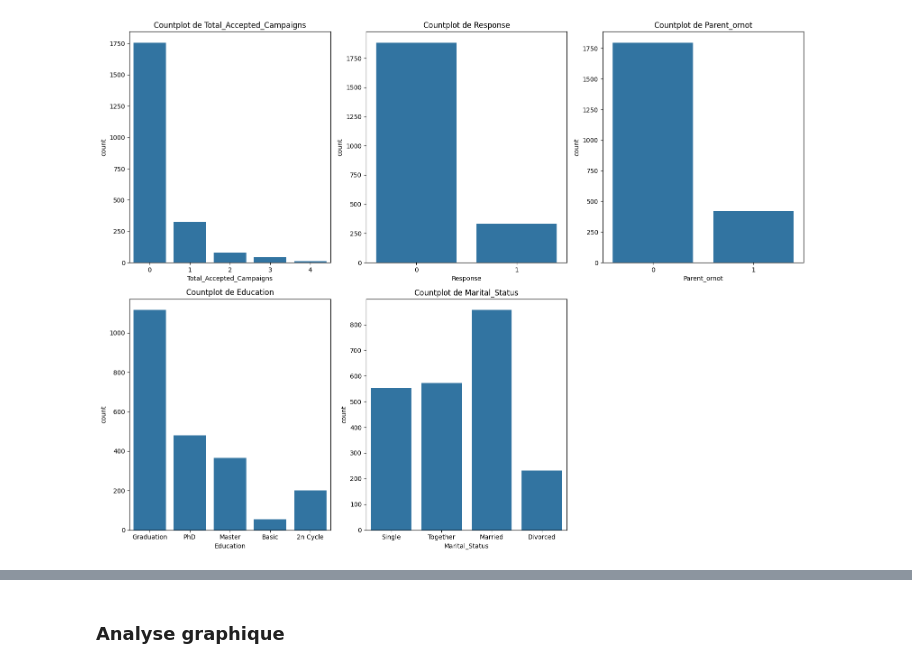
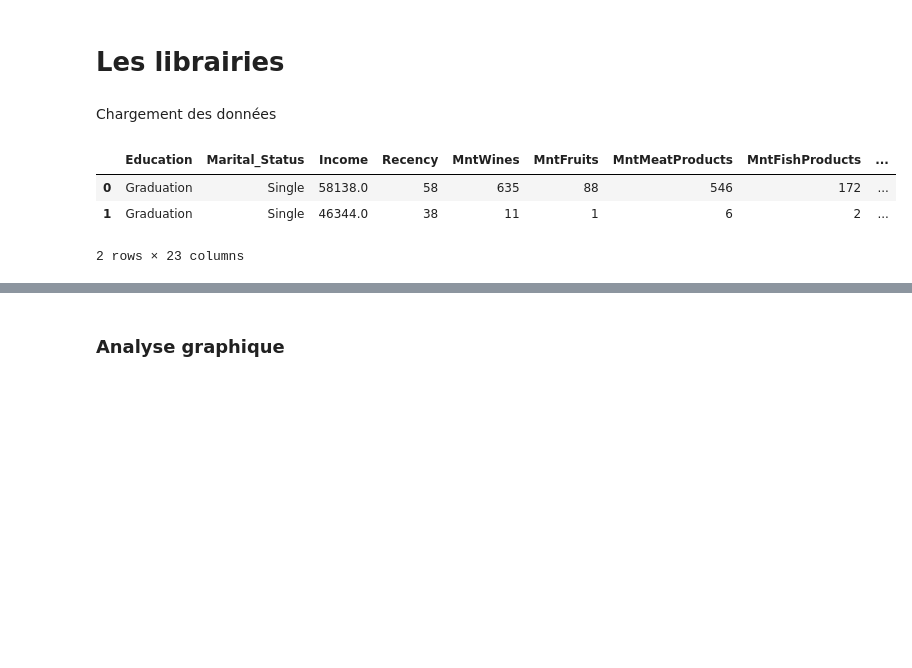
Before and after one commit to RoseM-hub/Marketing-Campaign, a Jupyter notebook: Notebooks/02 - Exploration des données.ipynb, the cells around one changed output, grey strips where cells are left out. Cells and saved outputs as stored; diff of their text form; code cells hidden in the pictures; blank space fills up the shorter version.

```diff
--- a/Notebooks/02 - Exploration des données.ipynb
+++ b/Notebooks/02 - Exploration des données.ipynb
@@ -1,16 +1,2 @@
-# %%
-variables = ["Total_Accepted_Campaigns","Response",	"Is_parent","Education","Marital_Status","complain'"]
-num_vars = len(variables)
-ncols=3
-nrows = (num_vars + ncols-1)// ncols
-fig, axes = plt.subplots(nrows=nrows, ncols=ncols, figsize=(16, 12), constrained_layout=True)
-axes = axes.flatten()
-for i, var in enumerate (variables):
-    sns.countplot(x= var, data = df, ax= axes[i])
-    axes[i].set_title(f'Countplot de {var}')
-    plt.tight_layout()
-for j in range(i + 1, len(axes)):
-    fig.delaxes(axes[j])
-plt.show()
-# %% [output]
-[figure, removed]
+# %% [markdown]
+# Les librairies
@@ -16,0 +8,10 @@ plt.show()
+# %% [markdown]
+Chargement des données
+# %%
+data = pd.read_csv("../Data/Data_vi_marketing_campaigns.csv")
+data.head(2)
+# %% [output]
+|  | Education | Marital_Status | Income | Recency | MntWines | MntFruits | MntMeatProducts | MntFishProducts | ... |
+| 0 | Graduation | Single | 58138.0 | 58 | 635 | 88 | 546 | 172 | ... |
+| 1 | Graduation | Single | 46344.0 | 38 | 11 | 1 | 6 | 2 | ... |
+2 rows × 23 columns
```
Also changed, not shown: parts of 17 cells of this notebook, 3 other files.
